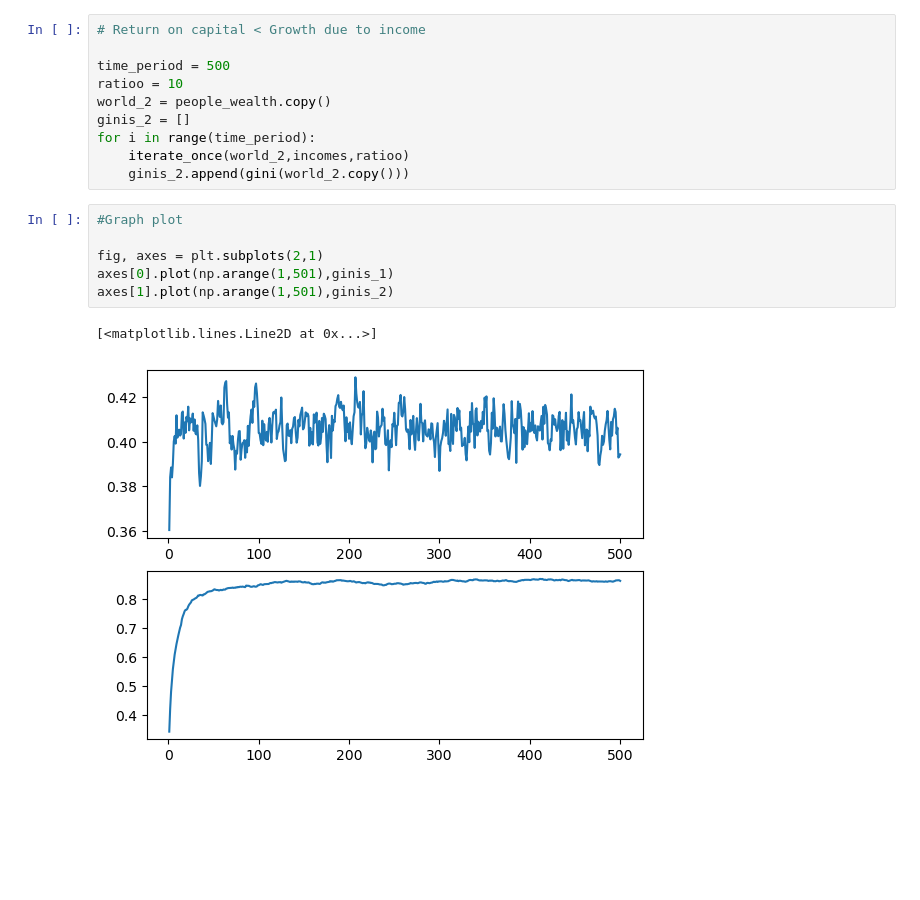
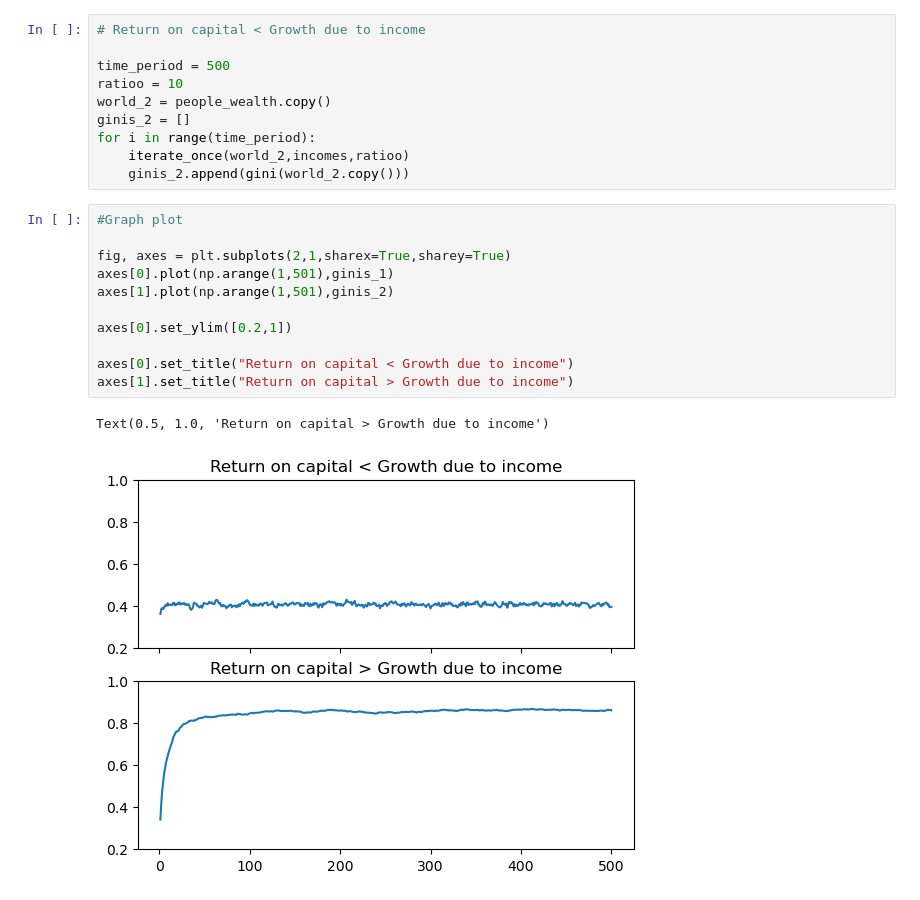
Before and after one commit to Haoran-Jie/EconomicInequality_Simulator_Investigation, a Jupyter notebook: tick4.ipynb, the cells around one changed output. Drawn from its saved outputs; the diff is of its cells as text; blank space fills up the shorter version.

Commit message:
Refined graph plot 1

```diff
--- a/tick4.ipynb
+++ b/tick4.ipynb
@@ -94,9 +94,14 @@ for i in range(time_period):
 # %%
 #Graph plot
 
-fig, axes = plt.subplots(2,1)
+fig, axes = plt.subplots(2,1,sharex=True,sharey=True)
 axes[0].plot(np.arange(1,501),ginis_1)
 axes[1].plot(np.arange(1,501),ginis_2)
+
+axes[0].set_ylim([0.2,1])
+
+axes[0].set_title("Return on capital < Growth due to income")
+axes[1].set_title("Return on capital > Growth due to income")
 # %% [output]
-[<matplotlib.lines.Line2D at 0x...>]
+Text(0.5, 1.0, 'Return on capital > Growth due to income')
-[figure, old version]
+[figure, new version]
```
